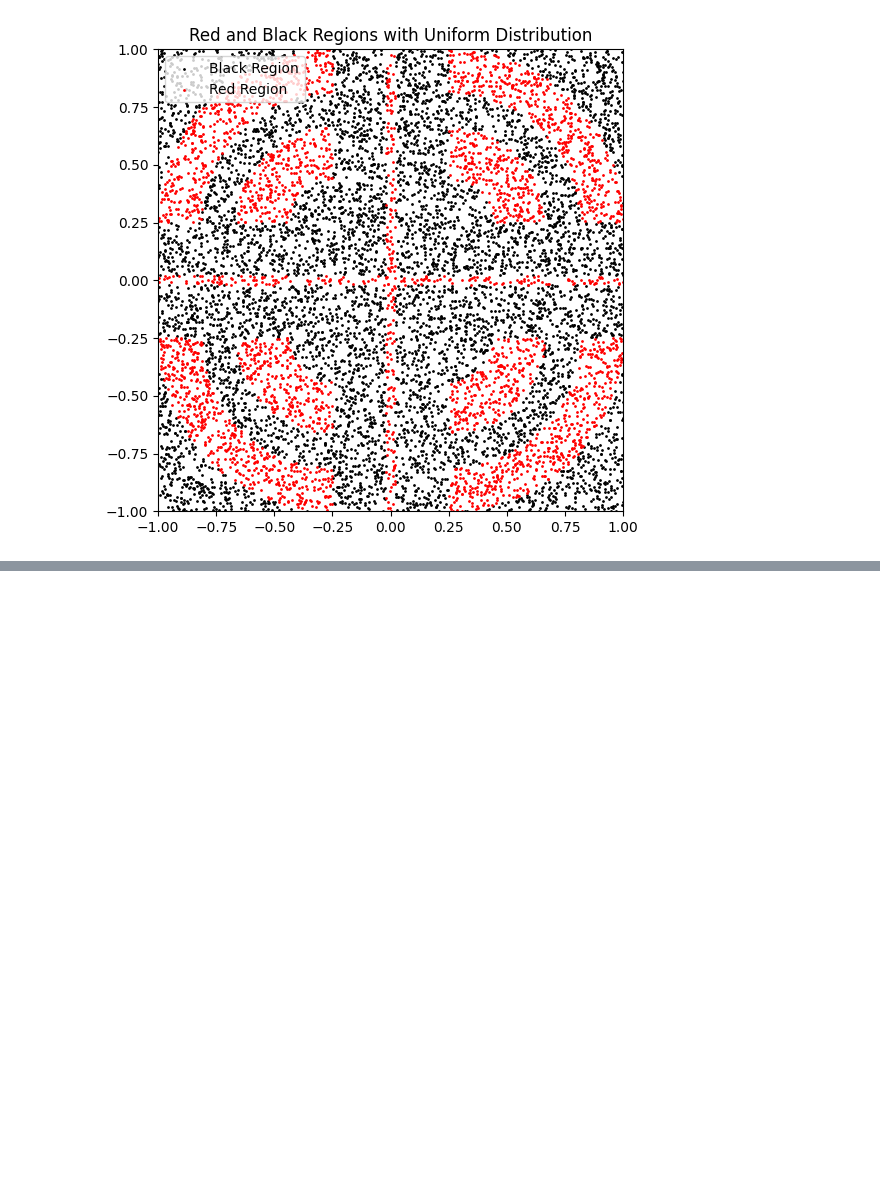
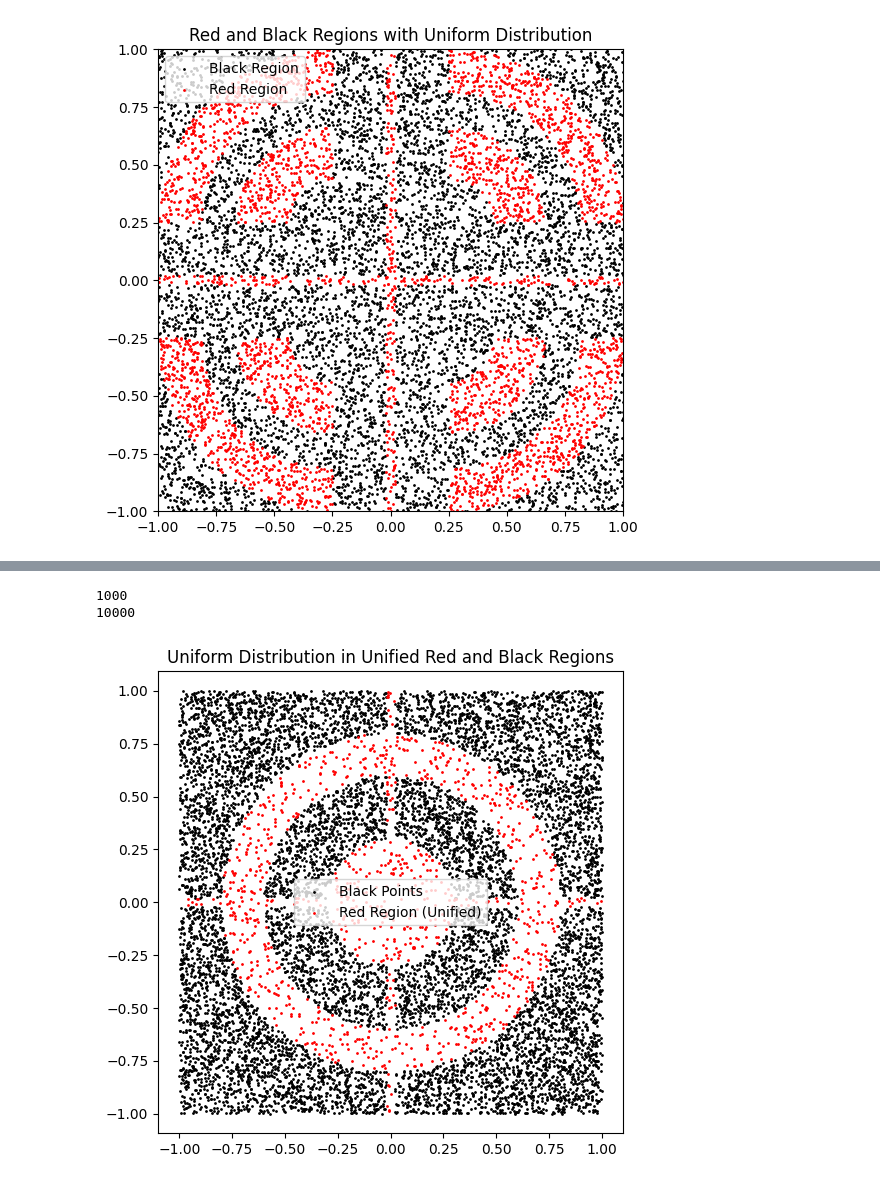
Before and after one commit to papazhu1/DGBDF, a Jupyter notebook: model/compared_results/process_result.ipynb, the cells around one changed output, grey strips where cells are left out. Cells and saved outputs as stored; diff of their text form; code cells hidden in the pictures; blank space fills up the shorter version.

```diff
--- a/model/compared_results/process_result.ipynb
+++ b/model/compared_results/process_result.ipynb
@@ -512,0 +529,80 @@ plt.show()
+# %%
+import numpy as np
+import matplotlib.pyplot as plt
+
+# 定义参数
+n_red = 1000  # 红色区域点的数量
+n_black = 10000  # 黑色区域点的数量
+inner_radius = 0.3     # 实心圆的半径
+outer_radius_min = 0.6 # 环的内半径
+outer_radius_max = 0.8 # 环的外半径
+
+# 定义红色区域判定函数
+def is_in_red_region(x, y):
+    """
+    判断点 (x, y) 是否在红色区域内。
+    红色区域包括：
+    1. 实心圆：半径 <= inner_radius
+    2. 环：外半径 outer_radius_max >= 半径 >= outer_radius_min
+    3. 十字线区域：水平线和垂直线
+    """
+    distance = np.sqrt(x**2 + y**2)
+    # 定义十字线区域
+    in_horizontal_cross = (-1.0 <= x <= 1.0) and (-0.02 <= y <= 0.02)  # 水平线
+    in_vertical_cross = (-0.02 <= x <= 0.02) and (-1.0 <= y <= 1.0)  # 垂直线
+    # 判断是否在红色区域
+    return (distance <= inner_radius or
+            (outer_radius_min <= distance <= outer_radius_max) or
+            in_horizontal_cross or in_vertical_cross)
+
+# 生成红色区域的均匀分布点
+red_x, red_y = [], []
+while len(red_x) < n_red:
+    x = np.random.uniform(-1, 1)  # 在整个空间中随机生成点
+    y = np.random.uniform(-1, 1)
+    if is_in_red_region(x, y):  # 筛选属于红色区域的点
+        red_x.append(x)
+        red_y.append(y)
+
+# 生成黑色区域的均匀分布点
+black_x, black_y = [], []
+while len(black_x) < n_black:
+    x = np.random.uniform(-1, 1)
+    y = np.random.uniform(-1, 1)
+    if not is_in_red_region(x, y):  # 筛选不属于红色区域的点
+        black_x.append(x)
+        black_y.append(y)
+
+print(len(red_x))
+print(len(black_x))
+
+# 绘图
+plt.figure(figsize=(6, 6))
+plt.scatter(black_x, black_y, c='black', s=1, label="Black Points")
+plt.scatter(red_x, red_y, c='red', s=1, label="Red Region (Unified)")
+plt.title("Uniform Distribution in Unified Red and Black Regions")
+plt.xlim(-1, 1)
+plt.ylim(-1, 1)
+plt.axis("equal")
+plt.legend()
+plt.show()
+
+# 定义保存路径
+save_dir = "./target_plot2"
+os.makedirs(save_dir, exist_ok=True)
+
+# 保存红色区域数据
+red_data = np.array([red_x, red_y])
+print(red_data.shape)
+# np.save(os.path.join(save_dir, "red_region.npy"), red_data)
+
+# 保存黑色区域数据
+black_data = np.array([black_x, black_y])
+print(black_data.shape)
+# np.save(os.path.join(save_dir, "black_region.npy"), black_data)
+
+print("数据已保存到 target_plot2 文件夹下")
+# %% [output]
+1000
+10000
+[figure, added]
```
Also changed, not shown: parts of 2 cells of this notebook, 2 other files.
